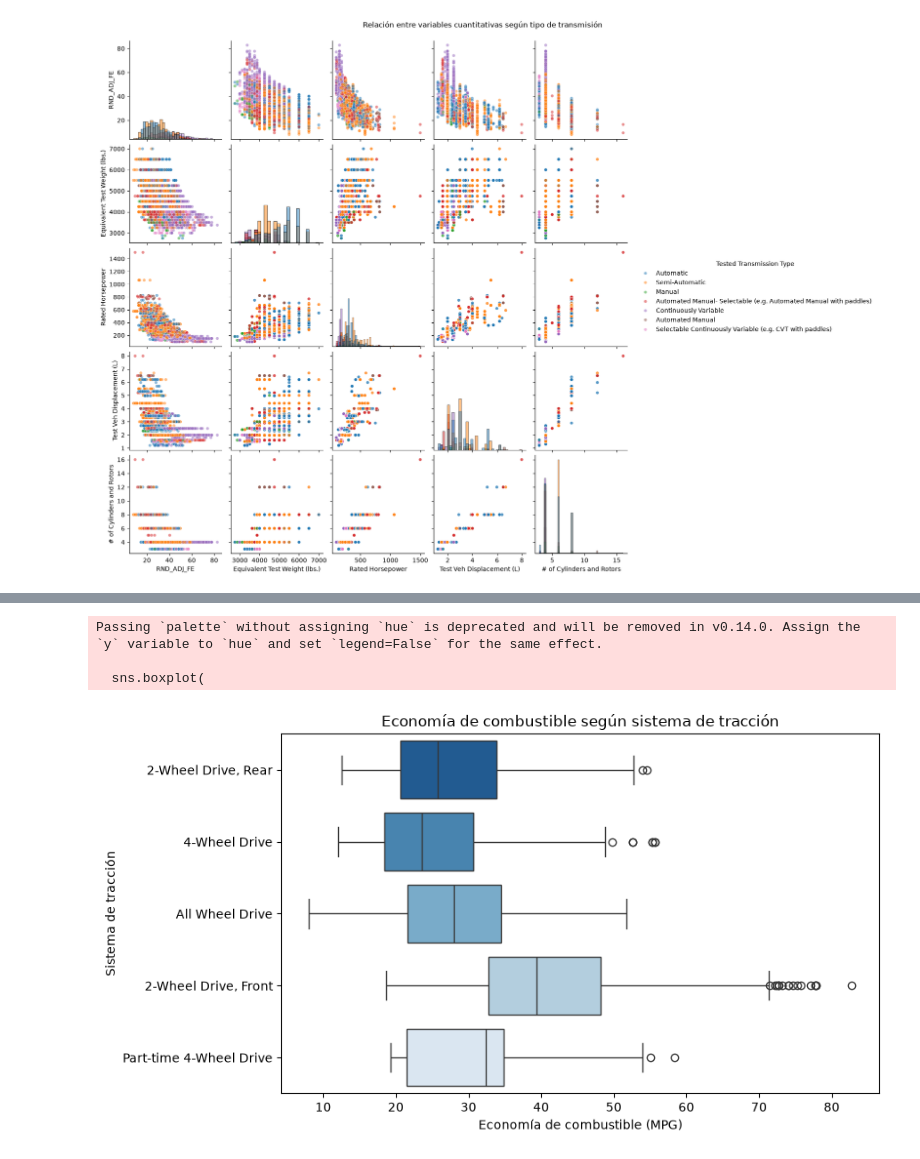
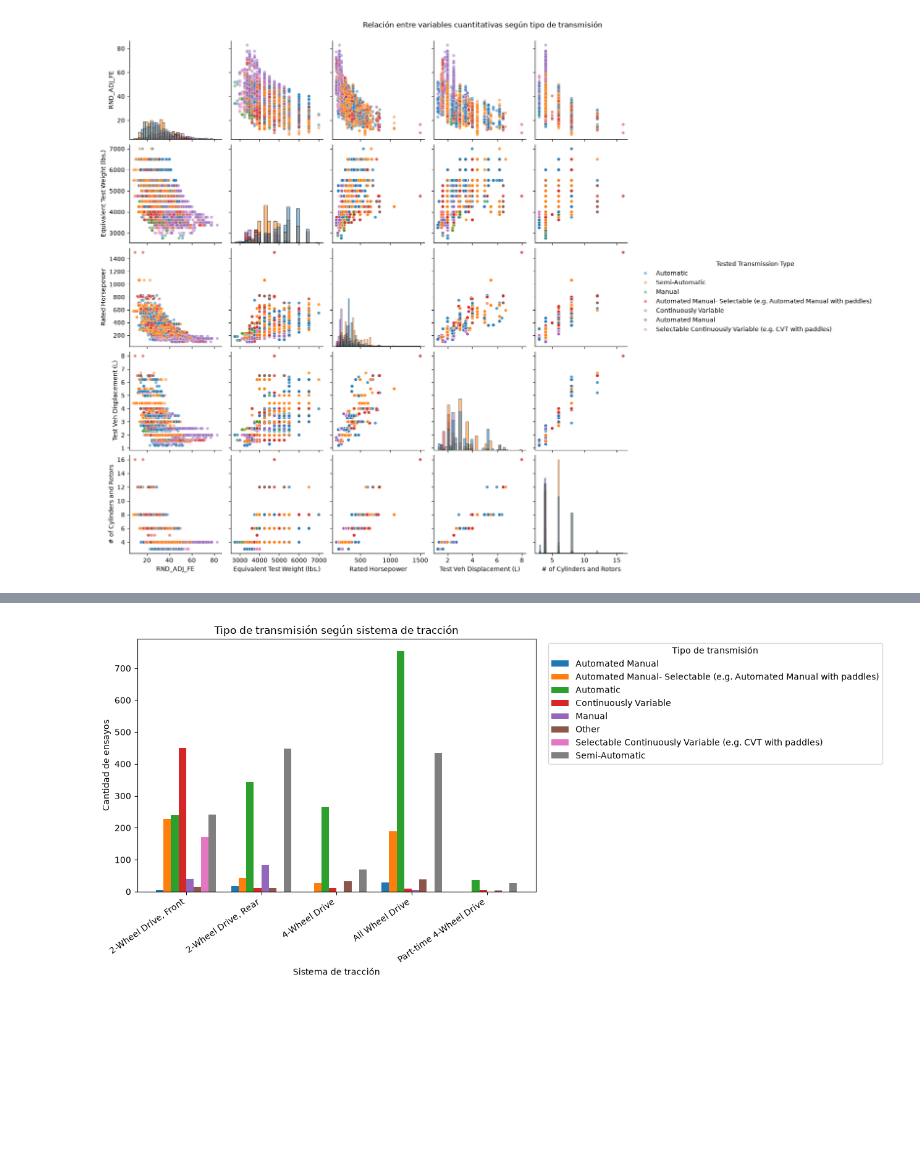
Before and after one commit to abiordorica13/TPEFUNDAMENTOS, a Jupyter notebook: Untitled-1.ipynb, the cells around one changed output, grey strips where cells are left out. Drawn from its saved outputs; the diff is of its cells as text; code cells hidden in the pictures; blank space fills up the shorter version.

```diff
--- a/Untitled-1.ipynb
+++ b/Untitled-1.ipynb
@@ -586,8 +588,6 @@ Nulos después de limpiar: 662
 # *Economia del Combustible*
 # %%
 #Analizamos la cantidad de outliers de la variable economia de combustible
-
-col_mpg  = 'RND_ADJ_FE'
 
 valores_sospechosos = (
     (df_limpio[col_mpg] >= 999)
@@ -663,7 +663,6 @@ Valores mayores a 1000: 0
 # %% [markdown]
 # *Potencia*
 # %%
-col_hp = "Rated Horsepower"
 
 analizar_nulos(df, col_hp)
 
@@ -1648,21 +1536,22 @@ Passing `palette` without assigning `hue` is deprecated and will be removed in v
-# %%
-# Boxplot para la variable categórica tracción (Horizontal)
-plt.figure(figsize=(9, 5))
-
-sns.boxplot(
-    data=df_limpio.loc[es_combustion & completos],
-    y="Drive System Description",  # Tracción al eje Y
-    x="RND_ADJ_FE",                 # Rendimiento al eje X
-    palette="Blues_r"
-)
-
-plt.title("Economía de combustible según sistema de tracción")
-plt.xlabel("Economía de combustible (MPG)")
-plt.ylabel("Sistema de tracción")
-plt.tight_layout()
-plt.show()
-# %% [output]
-Passing `palette` without assigning `hue` is deprecated and will be removed in v0.14.0. Assign the `y` variable to `hue` and set `legend=False` for the same effect.
-
-  sns.boxplot(
-[figure, removed]
+# %%
+tabla_contingencia.plot(
+    kind="bar",
+    stacked=False,
+    figsize=(13, 6),
+    width=0.8
+)
+
+plt.title("Tipo de transmisión según sistema de tracción")
+plt.xlabel("Sistema de tracción")
+plt.ylabel("Cantidad de ensayos")
+plt.legend(
+    title="Tipo de transmisión",
+    bbox_to_anchor=(1.02, 1),
+    loc="upper left"
+)
+
+plt.xticks(rotation=35, ha="right")
+plt.tight_layout()
+plt.show()
+# %% [output]
+[figure, added]
```
Also changed, not shown: parts of 24 cells of this notebook, 2 other files.
